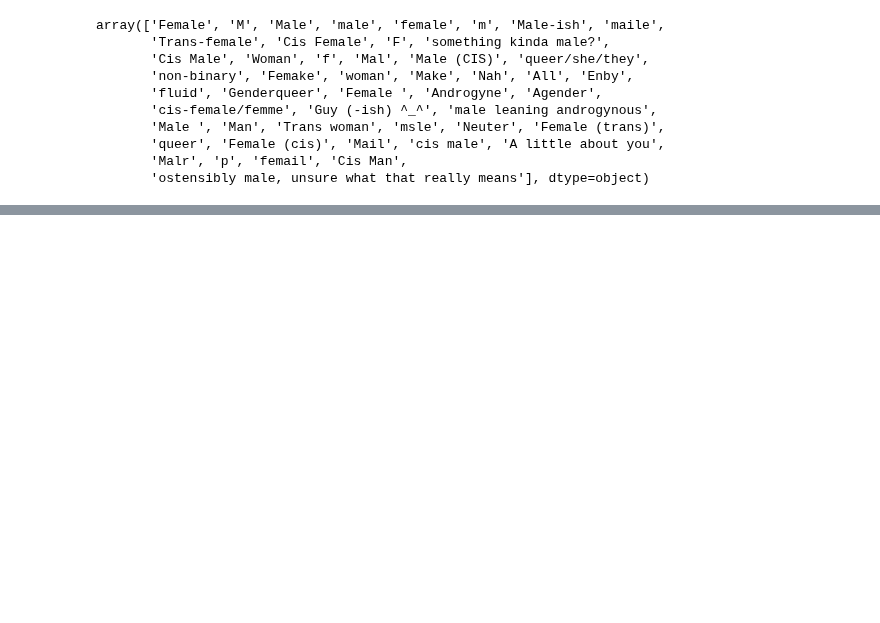
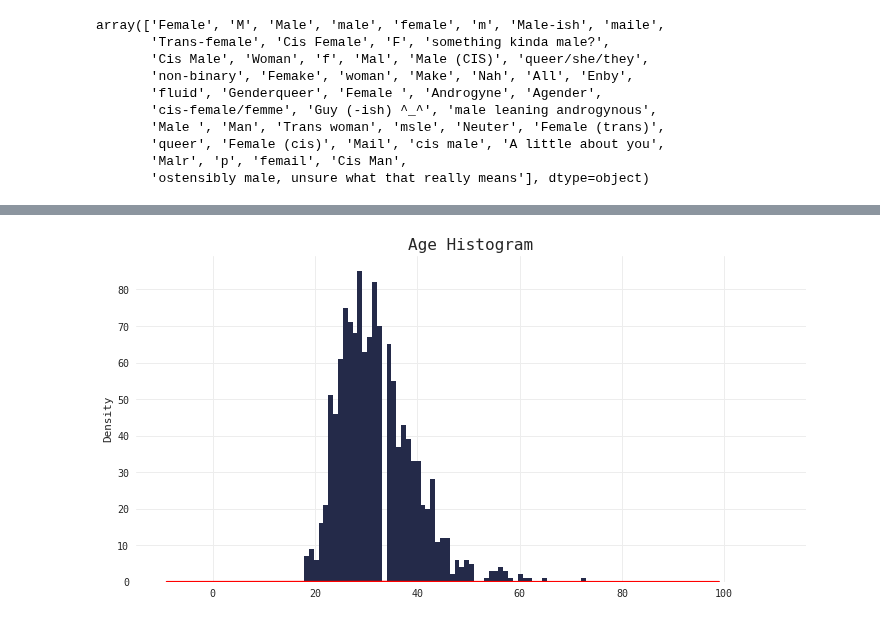
Before and after one commit to qu4ku/datasets-analysis, a Jupyter notebook: 004-mental-health-in-tech-survey-2014.ipynb, the cells around one changed output, grey strips where cells are left out. Saved outputs shown, nothing was run; the diff lists cells and outputs as text; code cells hidden in the pictures; blank space fills up the shorter version.

```diff
--- a/004-mental-health-in-tech-survey-2014.ipynb
+++ b/004-mental-health-in-tech-survey-2014.ipynb
@@ -251,0 +283,6 @@ ValueError: num must be 1 <= num <= 24, not 25
+# %%
+plt.hist(df.Age, range=[15, 110], bins=100, color=MC);
+df.Age[(df.Age > 15) & (df.Age < 110)].plot.kde(color='red')
+plt.title('Age Histogram');
+# %% [output]
+[figure, added]
```
Also changed, not shown: parts of 14 cells of this notebook.
